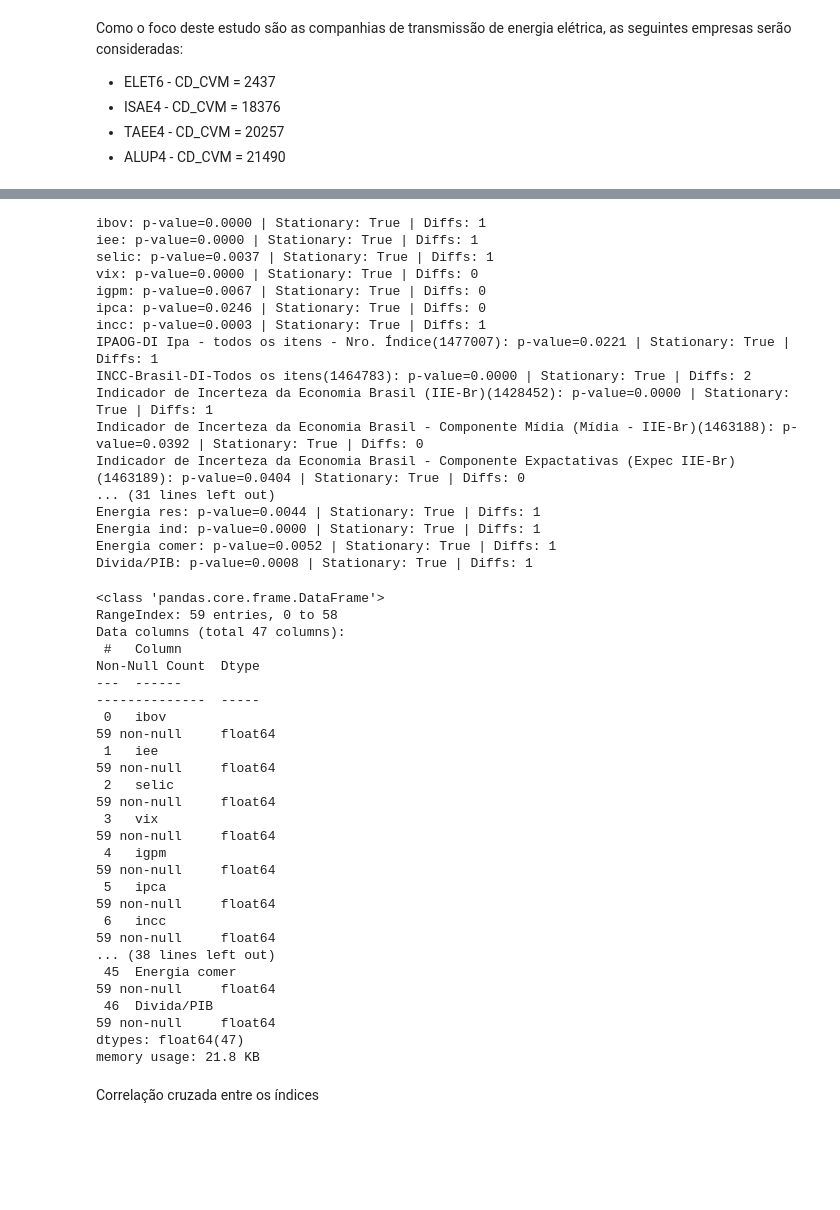
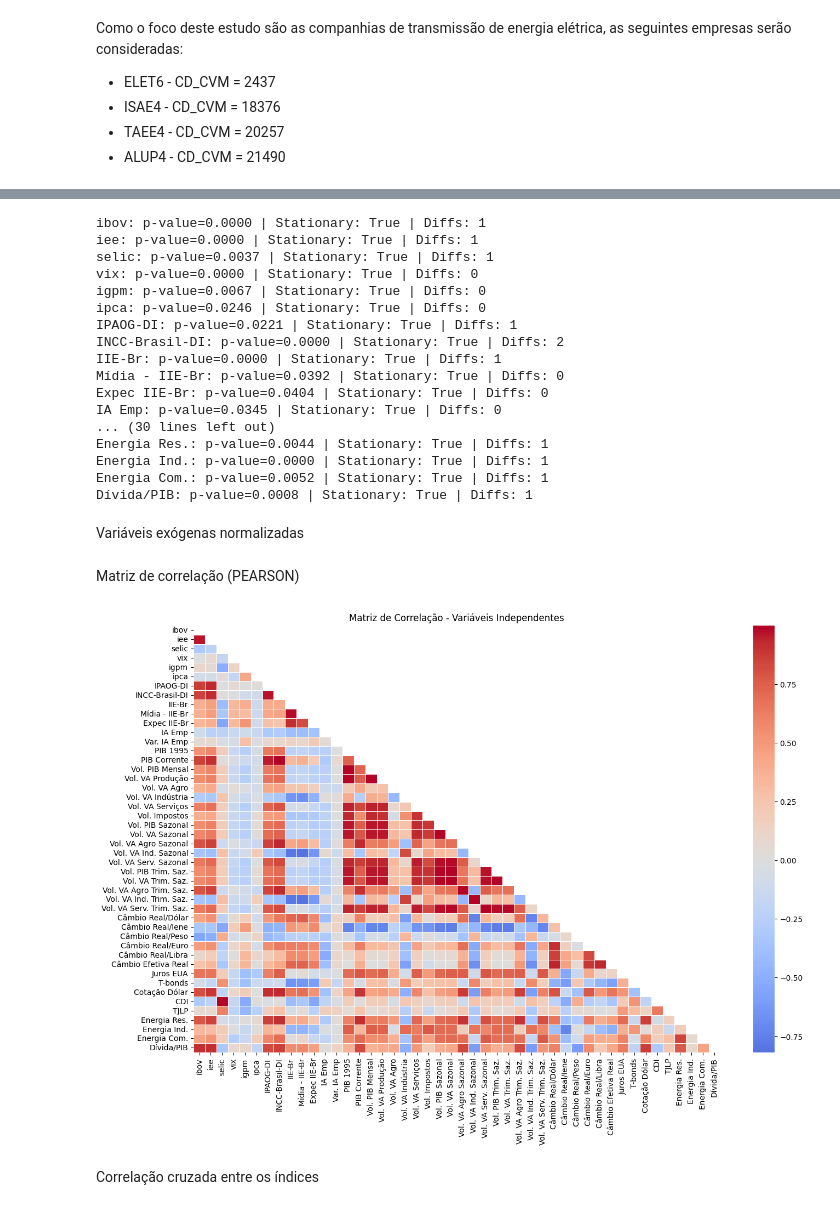
Before and after one commit to GiovanniManiezzo/indicadores_fundamentalistas, a Jupyter notebook: Model/2_Data_exploratory.ipynb, the cells around one changed output, grey strips where cells are left out. Cells and saved outputs as stored; diff of their text form; code cells hidden in the pictures; blank space fills up the shorter version.

Commit message:
ajuste correlacao

```diff
--- a/Model/2_Data_exploratory.ipynb
+++ b/Model/2_Data_exploratory.ipynb
@@ -24,4 +32,6 @@ path_dados_tratados = os.getenv('PATH_DADOS_TRATADOS')
 dados_indicadores = pd.read_csv(path_dados_tratados + "dados_indicadores_tratados.csv")
 dados_indices = pd.read_csv(path_dados_tratados + "dados_indices.csv", sep=';')
 dados_indices.drop(columns=['Unnamed: 0'], inplace=True)
+dados_indices.drop(columns=['incc'], inplace=True)
 preco_acoes = pd.read_csv(path_dados_tratados + 'preco_acoes.csv')
+preco_acoes = preco_acoes.iloc[:-1, :]
@@ -180,11 +192,9 @@ memory usage: 22.3+ KB
 # %%
-from statsmodels.tsa.stattools import adfuller
-
 adf_results = {}
 stationary_cols = []
 
-for col in indices_norm.iloc[:,1:].columns:
-    serie = indices_norm[col].dropna()
+for col in dados_indices.iloc[:,1:].columns:
+    serie = dados_indices[col].dropna()
     stationary = False
     p_value = None
     diff_count = 0
@@ -216,7 +226,7 @@ for col, res in adf_results.items():
     print(f"{col}: p-value={res['p_value']:.4f} | Stationary: {res['stationary']} | Diffs: {res['diff_count']}")
 
 # DataFrame apenas com as séries estacionárias (originais ou diferenciadas)
-indices_norm_estac = indices_norm[stationary_cols]
+indices_estac = dados_indices[stationary_cols]
 # %% [output]
 ibov: p-value=0.0000 | Stationary: True | Diffs: 1
 iee: p-value=0.0000 | Stationary: True | Diffs: 1
@@ -224,34 +234,16 @@ selic: p-value=0.0037 | Stationary: True | Diffs: 1
 vix: p-value=0.0000 | Stationary: True | Diffs: 0
 igpm: p-value=0.0067 | Stationary: True | Diffs: 0
 ipca: p-value=0.0246 | Stationary: True | Diffs: 0
-incc: p-value=0.0003 | Stationary: True | Diffs: 1
-IPAOG-DI Ipa - todos os itens - Nro. Índice(1477007): p-value=0.0221 | Stationary: True | Diffs: 1
-INCC-Brasil-DI-Todos os itens(1464783): p-value=0.0000 | Stationary: True | Diffs: 2
-Indicador de Incerteza da Economia Brasil (IIE-Br)(1428452): p-value=0.0000 | Stationary: True | Diffs: 1
-Indicador de Incerteza da Economia Brasil - Componente Mídia (Mídia - IIE-Br)(1463188): p-value=0.0392 | Stationary: True | Diffs: 0
-Indicador de Incerteza da Economia Brasil - Componente Expactativas (Expec IIE-Br)(1463189): p-value=0.0404 | Stationary: True | Diffs: 0
-... (31 lines left out)
-Energia res: p-value=0.0044 | Stationary: True | Diffs: 1
-Energia ind: p-value=0.0000 | Stationary: True | Diffs: 1
-Energia comer: p-value=0.0052 | Stationary: True | Diffs: 1
-Divida/PIB: p-value=0.0008 | Stationary: True | Diffs: 1
+IPAOG-DI: p-value=0.0221 | Stationary: True | Diffs: 1
+INCC-Brasil-DI: p-value=0.0000 | Stationary: True | Diffs: 2
+IIE-Br: p-value=0.0000 | Stationary: True | Diffs: 1
+Mídia - IIE-Br: p-value=0.0392 | Stationary: True | Diffs: 0
+Expec IIE-Br: p-value=0.0404 | Stationary: True | Diffs: 0
+IA Emp: p-value=0.0345 | Stationary: True | Diffs: 0
+... (30 lines left out)
+Energia Res.: p-value=0.0044 | Stationary: True | Diffs: 1
+Energia Ind.: p-value=0.0000 | Stationary: True | Diffs: 1
+Energia Com.: p-value=0.0052 | Stationary: True | Diffs: 1
+Dívida/PIB: p-value=0.0008 | Stationary: True | Diffs: 1
-# %%
-indices_norm_estac.info()
-# %% [output]
-<class 'pandas.core.frame.DataFrame'>
-RangeIndex: 59 entries, 0 to 58
-Data columns (total 47 columns):
- #   Column                                                                                                                      Non-Null Count  Dtype
----  ------                                                                                                                      --------------  -----
- 0   ibov                                                                                                                        59 non-null     float64
- 1   iee                                                                                                                         59 non-null     float64
- 2   selic                                                                                                                       59 non-null     float64
- 3   vix                                                                                                                         59 non-null     float64
- 4   igpm                                                                                                                        59 non-null     float64
- 5   ipca                                                                                                                        59 non-null     float64
- 6   incc                                                                                                                        59 non-null     float64
-... (38 lines left out)
- 45  Energia comer                                                                                                               59 non-null     float64
- 46  Divida/PIB                                                                                                                  59 non-null     float64
-dtypes: float64(47)
-memory usage: 21.8 KB
+# %% [markdown]
+Variáveis exógenas normalizadas
@@ -258,3 +252,26 @@ memory usage: 21.8 KB
+# %% [markdown]
+Matriz de correlação (PEARSON)
+# %%
+# Matriz de correlação dos índices estacionários normalizados
+df_corr = indices_norm_estac.select_dtypes(include='number').corr(method='pearson')
+
+# Heatmap (triângulo inferior) para facilitar a leitura
+import numpy as np
+import seaborn as sns
+import matplotlib.pyplot as plt
+
+mask = np.triu(np.ones_like(df_corr, dtype=bool))
+plt.figure(figsize=(14, 10))
+sns.heatmap(df_corr, mask=mask, cmap='coolwarm', center=0, annot=False, linewidths=.5)
+plt.title('Matriz de Correlação - Variáveis Independentes')
+plt.tight_layout()
+plt.show()
+
+# (Opcional) exportar para CSV
+# df_corr.to_csv('matriz_correlacao_indices_norm_estac.csv', encoding='utf-8-sig')
+# ...existing code...
+# %% [output]
+[figure, added]
 # %% [markdown]
 Correlação cruzada entre os índices
 # %%
```
Also changed, not shown: parts of 102 cells of this notebook.
